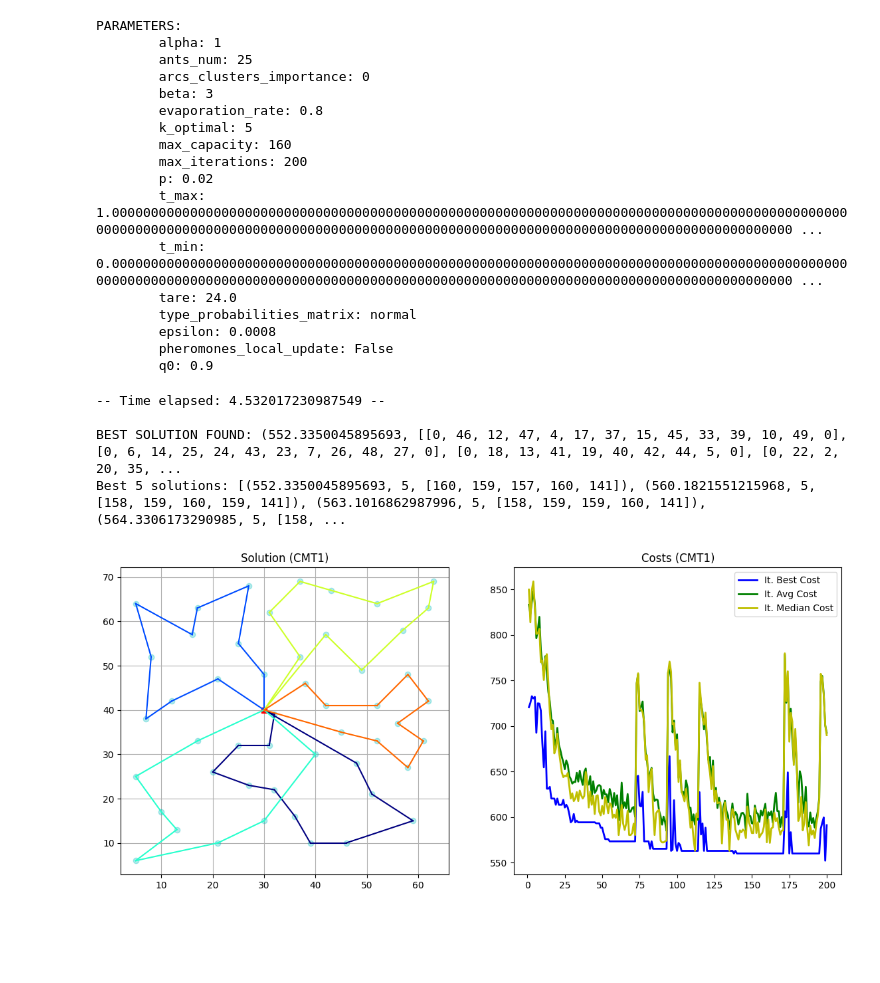
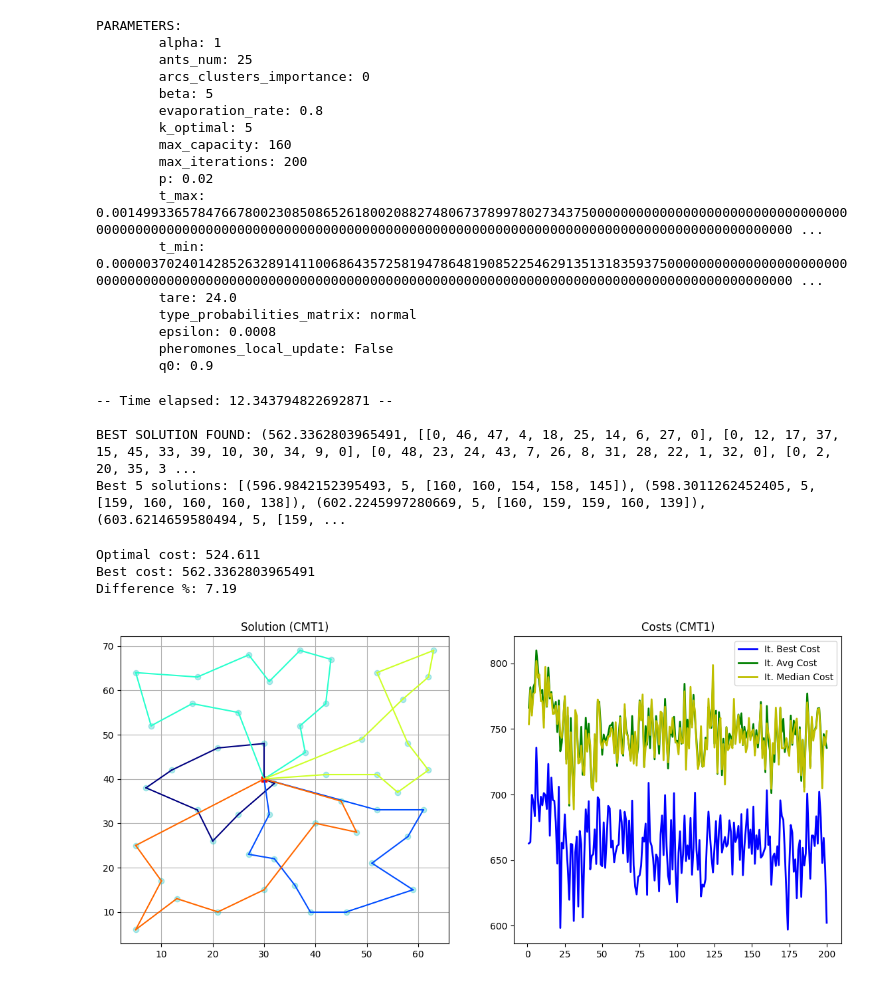
Before and after one commit to nicosnow-cl/improved-bwacs, a Jupyter notebook: examples/jupyter/mmas.ipynb, the cells around one changed output. Cells and saved outputs as stored; diff of their text form; code cells hidden in the pictures; blank space fills up the shorter version.

```diff
--- a/examples/jupyter/mmas.ipynb
+++ b/examples/jupyter/mmas.ipynb
@@ -18,14 +18,14 @@ from src.new.models import VRPModel
 
 ALPHA = 1  # 0.75, 1, 1.05, 1.1, 1.25, 1.5, 1.75, 2
 ANTS_NUM_RELATION = 2  # 1, 2
-BETA = 3  # 2, 2.5, 3,  3.5
-DELTA = 0.1 # 0, 0.5, 1.0
-CANDIDATE_NODES_TYPE = None  # None, 'best', 'random'
-GAMMA = 2  # 1, 1.5 2
+BETA = 5  # 2, 2.5, 3,  3.5
+DELTA = 0.25 # 0, 0.5, 1.0
+CANDIDATE_NODES_TYPE = 'best'  # None, 'best', 'random'
+GAMMA = max(1, BETA/2)  # 1, 1.5 2
 # ['distance'], ['saving'], ['distance', 'saving']
 HEURISTICS_TO_USE = ['distance', 'saving']
 INSTANCE = 'instances/CVRPLIB/CMT/CMT1'
-ITERATION_LOCAL_SEARCH_MODEL = None  # None, GeneralVNS
+ITERATION_LOCAL_SEARCH_MODEL = GeneralVNS  # None, GeneralVNS
 MAX_ITERATIONS = 500
 MIN_ITERATIONS = 200
 P = 0.02  # 0.05, 0.1, 0.15, 0.2, 0.25, 0.3
@@ -33,7 +33,7 @@ PHEROMONES_LOCAL_UPDATE = False  # True, False
 PROBABILITIES_MATRIX_TYPE = 'classic'  # 'classic', 'normalized'
 Q_0 = 0.9  # 0.8, 0.85, 0.9, 0.95
 TARE_PERCENTAGE = 0.15
-SIMILARITY_OF_ARCS_STAGNATION = 0.7  # None, 0.5, 0.6, 0.7, 0.75, 0.8
+SIMILARITY_OF_ARCS_STAGNATION = 0.6  # None, 0.5, 0.6, 0.7, 0.75, 0.8
 SIMILARITY_OF_QUALITIES_STAGNATION = None # None, 0.885, 0.89, 0.9, 0.92, 0.95, 0.99
 
 # Instance to solve
@@ -134,27 +134,35 @@ PARAMETERS:
         alpha: 1
         ants_num: 25
         arcs_clusters_importance: 0
-        beta: 3
+        beta: 5
         evaporation_rate: 0.8
         k_optimal: 5
         max_capacity: 160
         max_iterations: 200
         p: 0.02
-        t_max: 1.000000000000000000000000000000000000000000000000000000000000000000000000000000000000000000000000000000000000000000000000000000000000000000000000000000000000000000000000000000000000000 ...
-        t_min: 0.000000000000000000000000000000000000000000000000000000000000000000000000000000000000000000000000000000000000000000000000000000000000000000000000000000000000000000000000000000000000000 ...
+        t_max: 0.001499336578476678002308508652618002088274806737899780273437500000000000000000000000000000000000000000000000000000000000000000000000000000000000000000000000000000000000000000000000000 ...
+        t_min: 0.000003702401428526328914110068643572581947864819085225462913513183593750000000000000000000000000000000000000000000000000000000000000000000000000000000000000000000000000000000000000000 ...
         tare: 24.0
         type_probabilities_matrix: normal
         epsilon: 0.0008
         pheromones_local_update: False
         q0: 0.9
--- Time elapsed: 4.532017230987549 --
+-- Time elapsed: 12.343794822692871 --
 
-BEST SOLUTION FOUND: (552.3350045895693, [[0, 46, 12, 47, 4, 17, 37, 15, 45, 33, 39, 10, 49, 0], [0, 6, 14, 25, 24, 43, 23, 7, 26, 48, 27, 0], [0, 18, 13, 41, 19, 40, 42, 44, 5, 0], [0, 22, 2, 20, 35, ...
-Best 5 solutions: [(552.3350045895693, 5, [160, 159, 157, 160, 141]), (560.1821551215968, 5, [158, 159, 160, 159, 141]), (563.1016862987996, 5, [158, 159, 159, 160, 141]), (564.3306173290985, 5, [158, ...
+BEST SOLUTION FOUND: (562.3362803965491, [[0, 46, 47, 4, 18, 25, 14, 6, 27, 0], [0, 12, 17, 37, 15, 45, 33, 39, 10, 30, 34, 9, 0], [0, 48, 23, 24, 43, 7, 26, 8, 31, 28, 22, 1, 32, 0], [0, 2, 20, 35, 3 ...
+Best 5 solutions: [(596.9842152395493, 5, [160, 160, 154, 158, 145]), (598.3011262452405, 5, [159, 160, 160, 160, 138]), (602.2245997280669, 5, [160, 159, 159, 160, 139]), (603.6214659580494, 5, [159, ...
 # %%
+if optimal_cost:
+    print(f'Optimal cost: {optimal_cost}')
+    print(f'Best cost: {results["global_best_solution"]["cost"]}')
+    print(f'Difference %: {round((results["global_best_solution"]["cost"] - optimal_cost) / optimal_cost * 100, 2)}')
+
 if PLOT_SOLUTION:
     instance_name = INSTANCE.split('/')[-1]
     DisplayModel.render_solution(results['global_best_solution'], matrix_coords, instance_name,
                                  results['best_solutions'], results['iterations_mean_costs'], results['iterations_median_costs'])
 # %% [output]
+Optimal cost: 524.611
+Best cost: 562.3362803965491
+Difference %: 7.19
-[figure, old version]
+[figure, new version]
```
Also changed, not shown: 10 other files.
